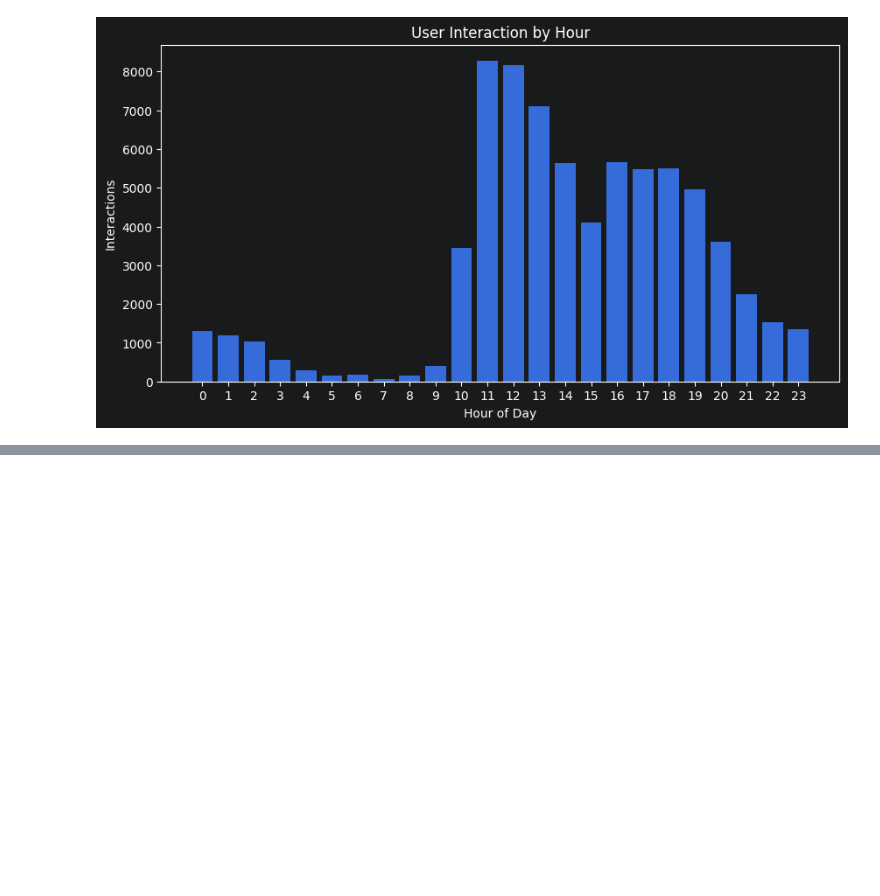
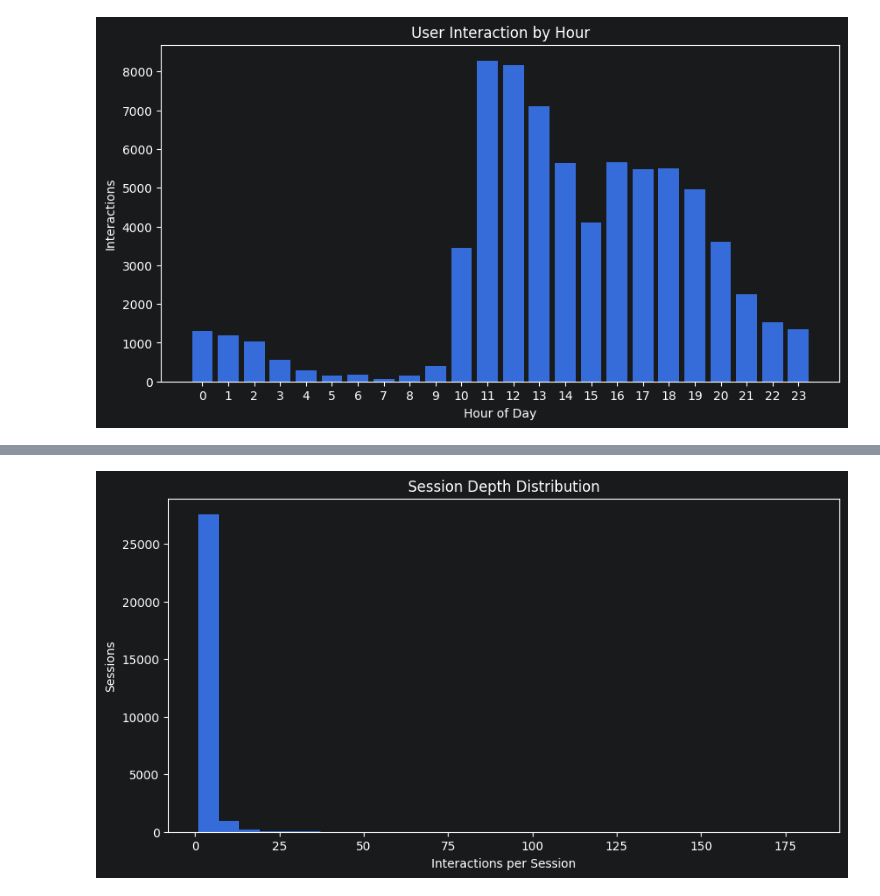
Before and after one commit to PhysicalAIEngineer/iPrint-News-Recommendation-Ranking-System, a Jupyter notebook: Notebook/EDA & Data Preparation.ipynb, the cells around one changed output, grey strips where cells are left out. Saved outputs shown, nothing was run; the diff lists cells and outputs as text; code cells hidden in the pictures; blank space fills up the shorter version.

```diff
--- a/Notebook/EDA & Data Preparation.ipynb
+++ b/Notebook/EDA & Data Preparation.ipynb
@@ -306,0 +411,7 @@ plt.show()
+# %%
+session_stats = (consumer.groupby(["consumer_id","consumer_session_id"]).agg(
+    session_events=("item_id", "size"),unique_articles=("item_id", "nunique"),
+    session_start=("event_datetime", "min"),session_end=("event_datetime", "max")))
+session_stats["session_duration_minutes"] = ((session_stats["session_end"] -
+session_stats["session_start"]).dt.total_seconds() / 60)
+display(session_stats[["session_events","unique_articles","session_duration_minutes"]].describe(percentiles=[.50,.75,.90,.95,.99]))
@@ -306,0 +434,9 @@ plt.show()
+# %%
+plt.figure(figsize=(10, 5))
+plt.hist(session_stats["session_events"], bins=30)
+plt.xlabel("Interactions per Session")
+plt.ylabel("Sessions")
+plt.title("Session Depth Distribution")
+plt.show()
+# %% [output]
+[figure, added]
```
Also changed, not shown: parts of 101 cells of this notebook, 13 other files.
